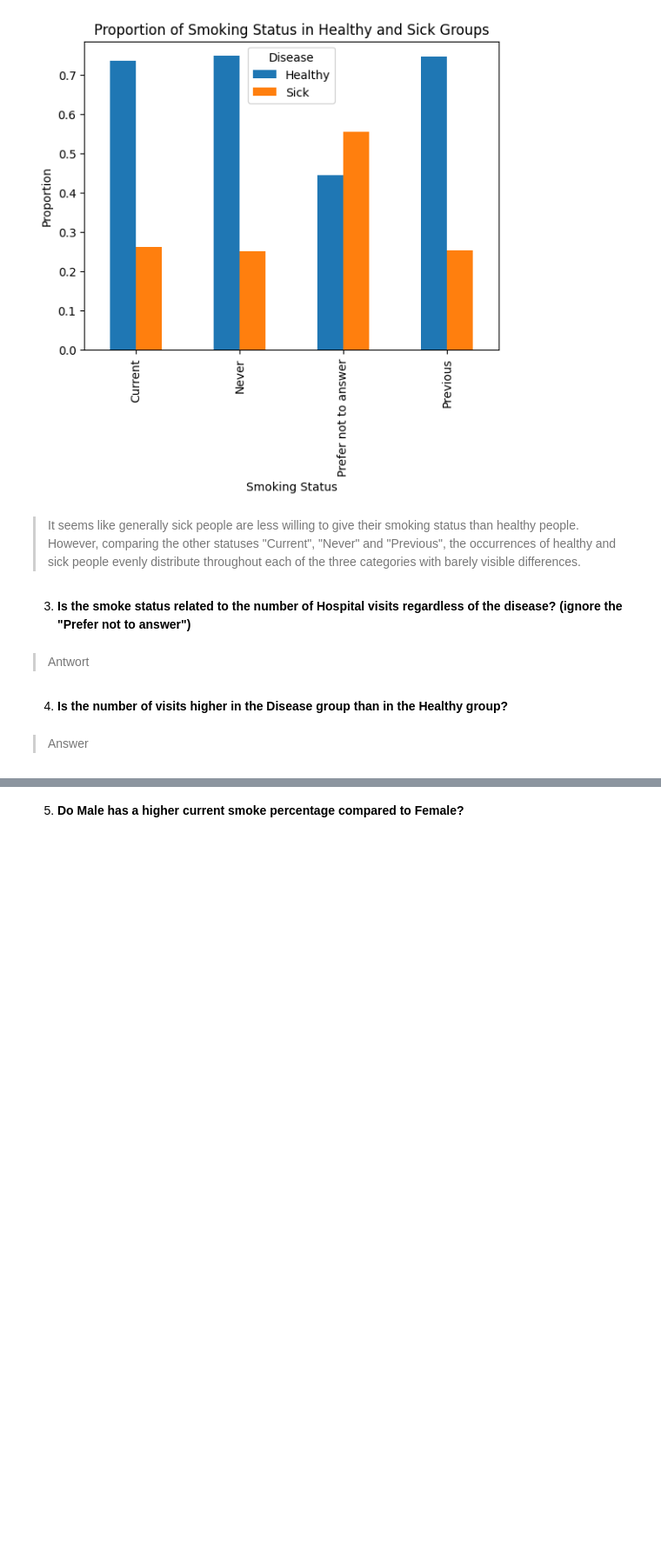
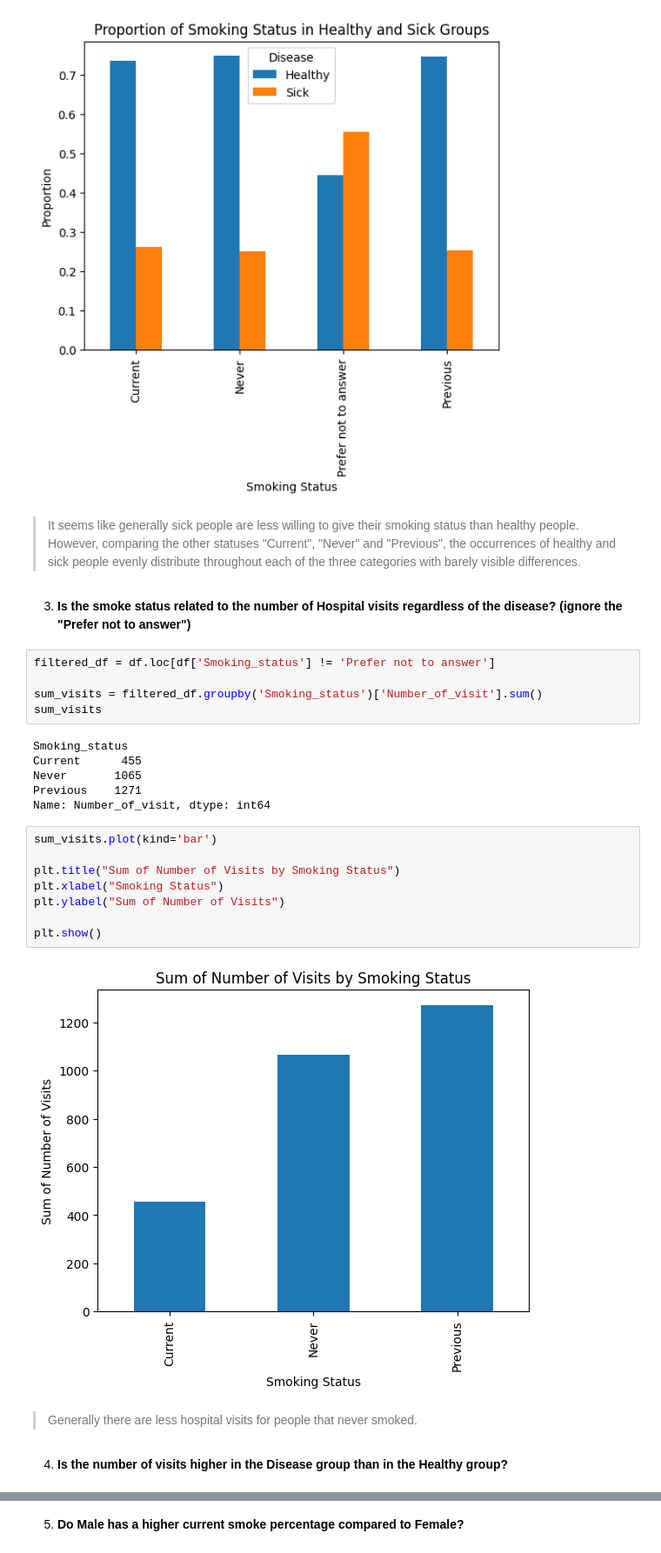
Before and after one commit to julian-lh/THL-Abgaben, a Jupyter notebook: Data-Science/7_Data_Clean/7_Data_Clean.ipynb, the cells around one changed output, grey strips where cells are left out. Shown at 87% size. Drawn from its saved outputs; the diff is of its cells as text; blank space fills up the shorter version.

```diff
--- a/Data-Science/7_Data_Clean/7_Data_Clean.ipynb
+++ b/Data-Science/7_Data_Clean/7_Data_Clean.ipynb
@@ -428,9 +425,28 @@ plt.show()
 However, comparing the other statuses "Current", "Never" and "Previous", the occurrences of healthy and sick people evenly distribute throughout each of the three categories with barely visible differences.
 # %% [markdown]
 3. **Is the smoke status related to the number of Hospital visits regardless of the disease? (ignore the "Prefer not to answer")**
-# %% [markdown]
-> Antwort
+# %%
+filtered_df = df.loc[df['Smoking_status'] != 'Prefer not to answer']
+
+sum_visits = filtered_df.groupby('Smoking_status')['Number_of_visit'].sum()
+sum_visits
+# %% [output]
+Smoking_status
+Current      455
+Never       1065
+Previous    1271
+Name: Number_of_visit, dtype: int64
+# %%
+sum_visits.plot(kind='bar')
+
+plt.title("Sum of Number of Visits by Smoking Status")
+plt.xlabel("Smoking Status")
+plt.ylabel("Sum of Number of Visits")
+
+plt.show()
+# %% [output]
+[figure, added]
+# %% [markdown]
+> Generally there are less hospital visits for people that never smoked.
 # %% [markdown]
 4. **Is the number of visits higher in the Disease group than in the Healthy group?**
-# %% [markdown]
-> Answer
```
Also changed, not shown: parts of 10 cells of this notebook.
